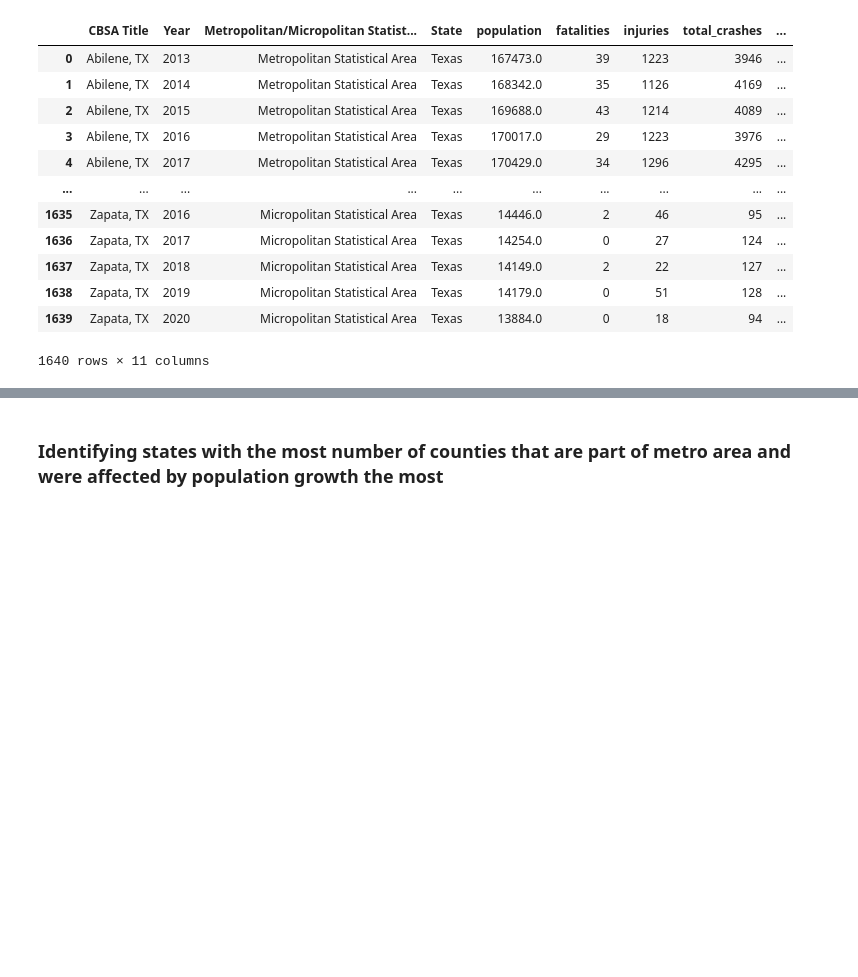
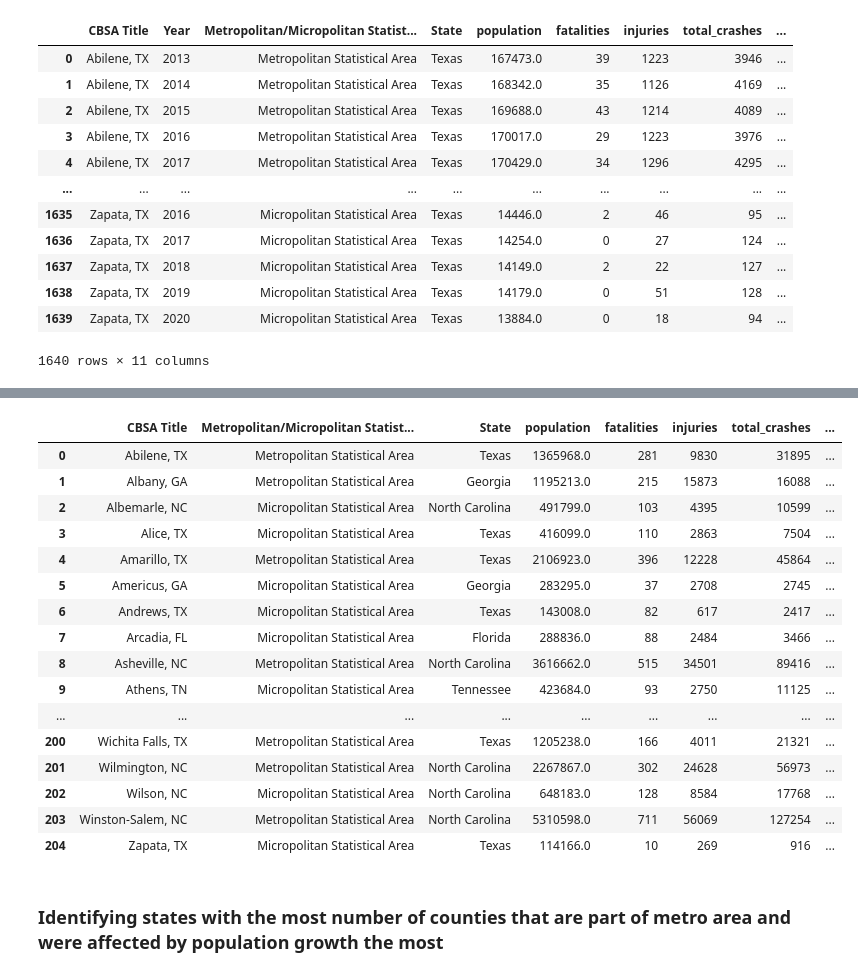
Before and after one commit to igoike/Capstone, a Jupyter notebook: notebooks/final_analysis.ipynb, the cells around one changed output, grey strips where cells are left out. Cells and saved outputs as stored; diff of their text form; code cells hidden in the pictures; blank space fills up the shorter version.

Commit message:
added new visuals for state comparison

```diff
--- a/notebooks/final_analysis.ipynb
+++ b/notebooks/final_analysis.ipynb
@@ -121,3 +123,6 @@ df_crash_analysis
 1640 rows × 11 columns
 # %%
 df_crash_analysis.to_excel('../data/crash_analysis.xlsx', engine='xlsxwriter',index=False)
+# %%
+df_crash_analysis_totals = df_crash_analysis.groupby(["CBSA Title","Metropolitan/Micropolitan Statistical Area","State"]).agg({"fatalities":"sum","injuries":"sum","total_crashes":"sum"}).reset_index()
+df_crash_analysis_totals
@@ -124,3 +147,26 @@ df_crash_analysis.to_excel('../data/crash_analysis.xlsx', engine='xlsxwriter',in
+# %%
+df_crash_analysis_totals['Fatalities per 100,000 population'] = round((df_crash_analysis['fatalities'] / df_crash_analysis_totals['population']) * 100000)
+df_crash_analysis_totals['Injuries per 100,000 population'] = round((df_crash_analysis['injuries'] / df_crash_analysis_totals['population']) * 100000)
+df_crash_analysis_totals['Total Crashes per 100,000 population'] = round((df_crash_analysis['total_crashes'] /df_crash_analysis_totals['population']) * 100000)
+df_crash_analysis_totals
+# %% [output]
+|  | CBSA Title | Metropolitan/Micropolitan Statist... | State | population | fatalities | injuries | total_crashes | ... |
+| 0 | Abilene, TX | Metropolitan Statistical Area | Texas | 1365968.0 | 281 | 9830 | 31895 | ... |
+| 1 | Albany, GA | Metropolitan Statistical Area | Georgia | 1195213.0 | 215 | 15873 | 16088 | ... |
+| 2 | Albemarle, NC | Micropolitan Statistical Area | North Carolina | 491799.0 | 103 | 4395 | 10599 | ... |
+| 3 | Alice, TX | Micropolitan Statistical Area | Texas | 416099.0 | 110 | 2863 | 7504 | ... |
+| 4 | Amarillo, TX | Metropolitan Statistical Area | Texas | 2106923.0 | 396 | 12228 | 45864 | ... |
+| 5 | Americus, GA | Micropolitan Statistical Area | Georgia | 283295.0 | 37 | 2708 | 2745 | ... |
+| 6 | Andrews, TX | Micropolitan Statistical Area | Texas | 143008.0 | 82 | 617 | 2417 | ... |
+| 7 | Arcadia, FL | Micropolitan Statistical Area | Florida | 288836.0 | 88 | 2484 | 3466 | ... |
+| 8 | Asheville, NC | Metropolitan Statistical Area | North Carolina | 3616662.0 | 515 | 34501 | 89416 | ... |
+| 9 | Athens, TN | Micropolitan Statistical Area | Tennessee | 423684.0 | 93 | 2750 | 11125 | ... |
+| ... | ... | ... | ... | ... | ... | ... | ... | ... |
+| 200 | Wichita Falls, TX | Metropolitan Statistical Area | Texas | 1205238.0 | 166 | 4011 | 21321 | ... |
+| 201 | Wilmington, NC | Metropolitan Statistical Area | North Carolina | 2267867.0 | 302 | 24628 | 56973 | ... |
+| 202 | Wilson, NC | Micropolitan Statistical Area | North Carolina | 648183.0 | 128 | 8584 | 17768 | ... |
+| 203 | Winston-Salem, NC | Metropolitan Statistical Area | North Carolina | 5310598.0 | 711 | 56069 | 127254 | ... |
+| 204 | Zapata, TX | Micropolitan Statistical Area | Texas | 114166.0 | 10 | 269 | 916 | ... |
 # %% [markdown]
 ### Identifying states with the most number of counties that are part of metro area and were affected by population growth the most
 # %%
```
Also changed, not shown: parts of 2 cells of this notebook, 3 other files.
